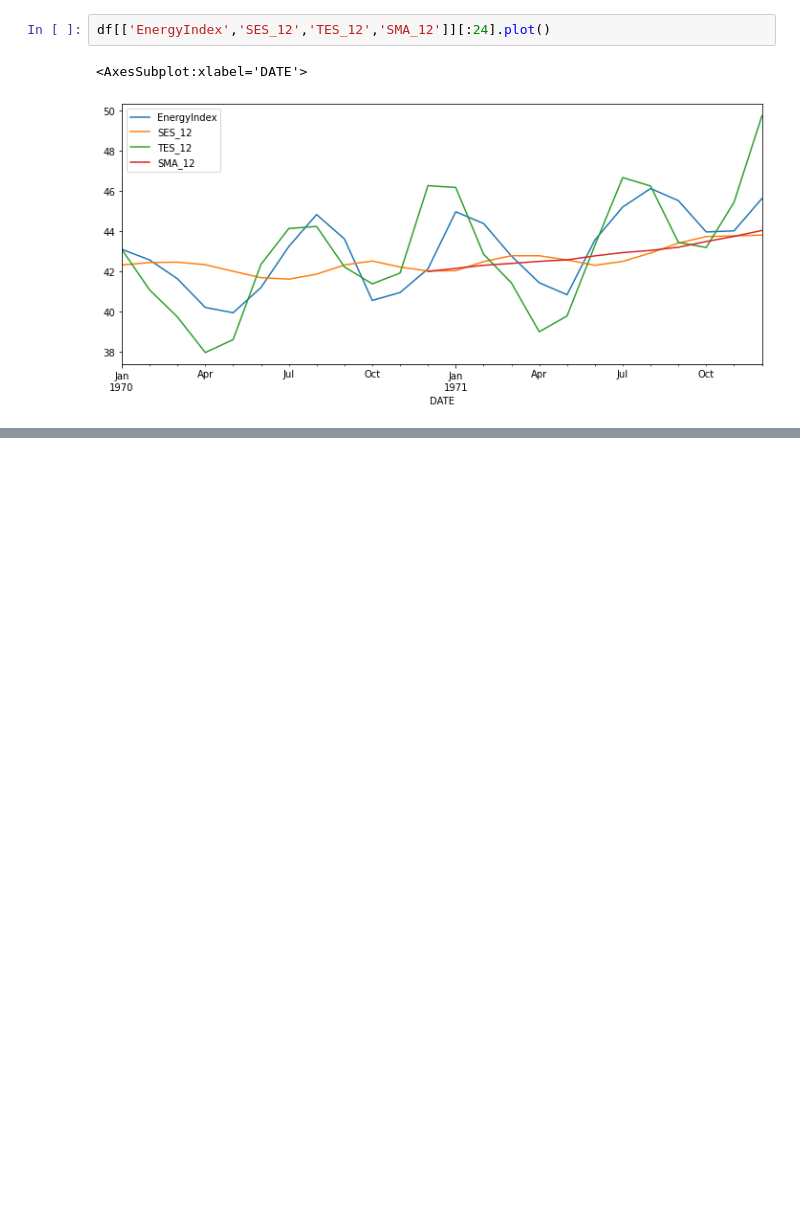
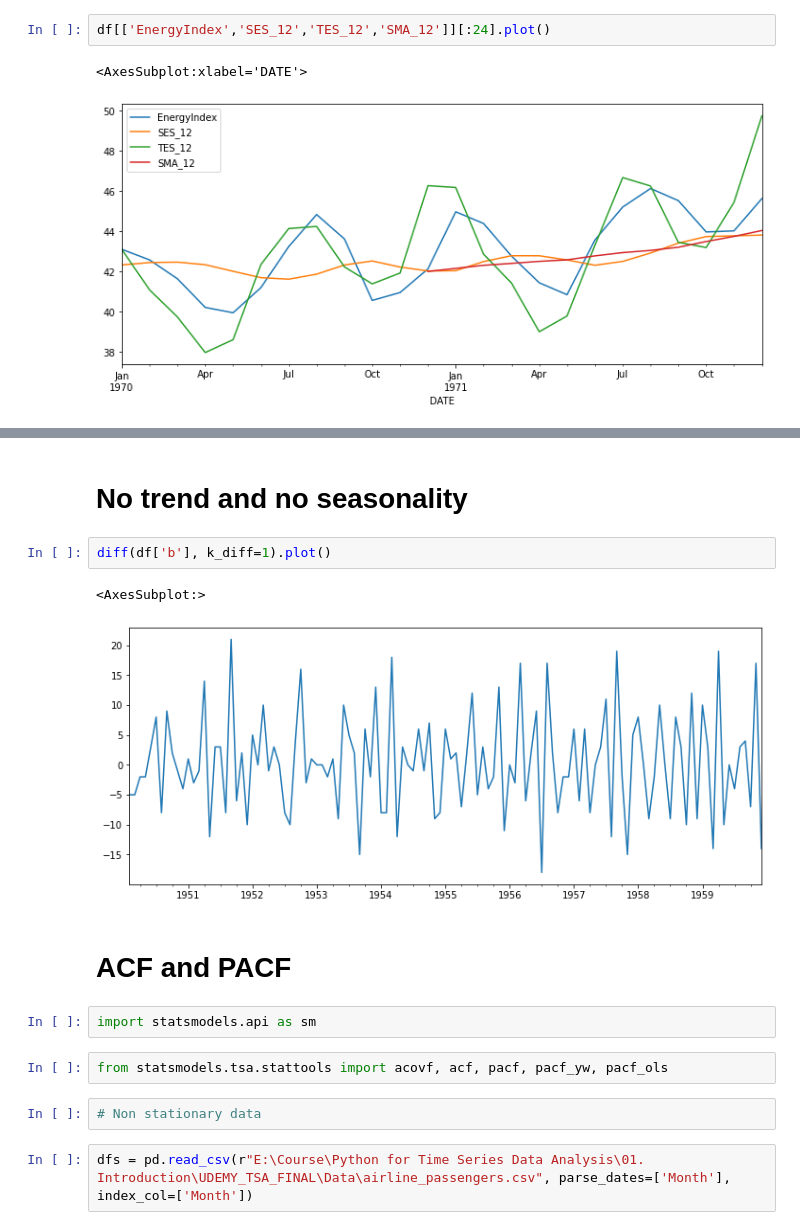
Before and after one commit to B2BDA/TIme_Series_SARIMA_Sales, a Jupyter notebook: Time_Series_Forecasting_Python.ipynb, the cells around one changed output, grey strips where cells are left out. Saved outputs shown, nothing was run; the diff lists cells and outputs as text; blank space fills up the shorter version.

Commit message:
PACF, ACF

```diff
--- a/Time_Series_Forecasting_Python.ipynb
+++ b/Time_Series_Forecasting_Python.ipynb
@@ -845,0 +1028,17 @@ df[['EnergyIndex','SES_12','TES_12','SMA_12']][:24].plot()
+# %% [markdown]
+# No trend and no seasonality
+# %%
+diff(df['b'], k_diff=1).plot()
+# %% [output]
+<AxesSubplot:>
+[figure, added]
+# %% [markdown]
+# ACF and PACF
+# %%
+import statsmodels.api as sm
+# %%
+from statsmodels.tsa.stattools import acovf, acf, pacf, pacf_yw, pacf_ols
+# %%
+# Non stationary data
+# %%
+dfs = pd.read_csv(r"E:\Course\Python for Time Series Data Analysis\01. Introduction\UDEMY_TSA_FINAL\Data\airline_passengers.csv", parse_dates=['Month'], index_col=['Month'])
```
Also changed, not shown: parts of 56 cells of this notebook.
